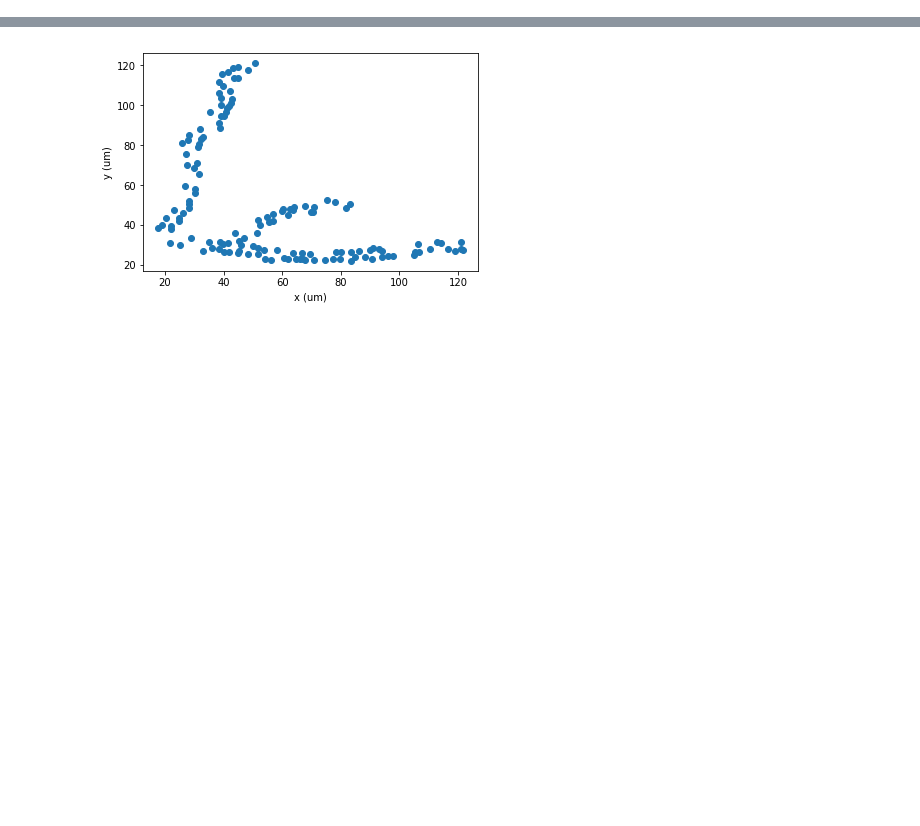
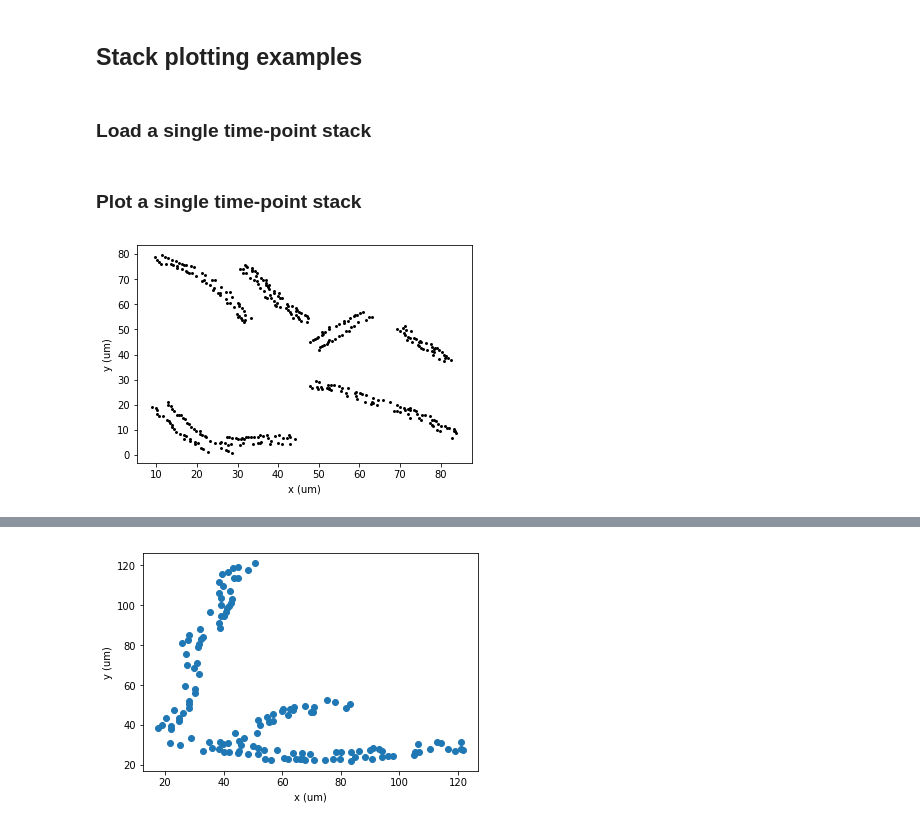
Before and after one commit to cudmore/PyMapManager, a Jupyter notebook: PyMapManager/examples/stack.ipynb, the cells around one changed output, grey strips where cells are left out. Saved outputs shown, nothing was run; the diff lists cells and outputs as text; code cells hidden in the pictures; blank space fills up the shorter version.

```diff
--- a/PyMapManager/examples/stack.ipynb
+++ b/PyMapManager/examples/stack.ipynb
@@ -0,0 +1,29 @@
+# %% [markdown]
+## Stack plotting examples
+# %% [markdown]
+### Load a single time-point stack
+# %%
+# load a single time-point stack
+from PyMapManager.mmStack import mmStack
+
+myFilePath = '/Users/cudmore/Desktop/data/julia/01_HC_ch1.tif'
+stack = mmStack(filePath=myFilePath)
+# %% [markdown]
+### Plot a single time-point stack
+# %%
+import matplotlib.pyplot as plt
+from PyMapManager.mmUtil import newplotdict
+
+pd = newplotdict()
+pd['xstat'] = 'x'
+pd['ystat'] = 'y'
+
+pd = stack.getStackValues3(pd)
+
+# plot with matplotlib
+plt.scatter(pd['x'], pd['y'], marker='.', c='k', s=15)
+plt.xlabel('x (um)')
+plt.ylabel('y (um)')
+plt.show()
+# %% [output]
+[figure, added]
```
Also changed, not shown: parts of 12 cells of this notebook, 16 other files.
